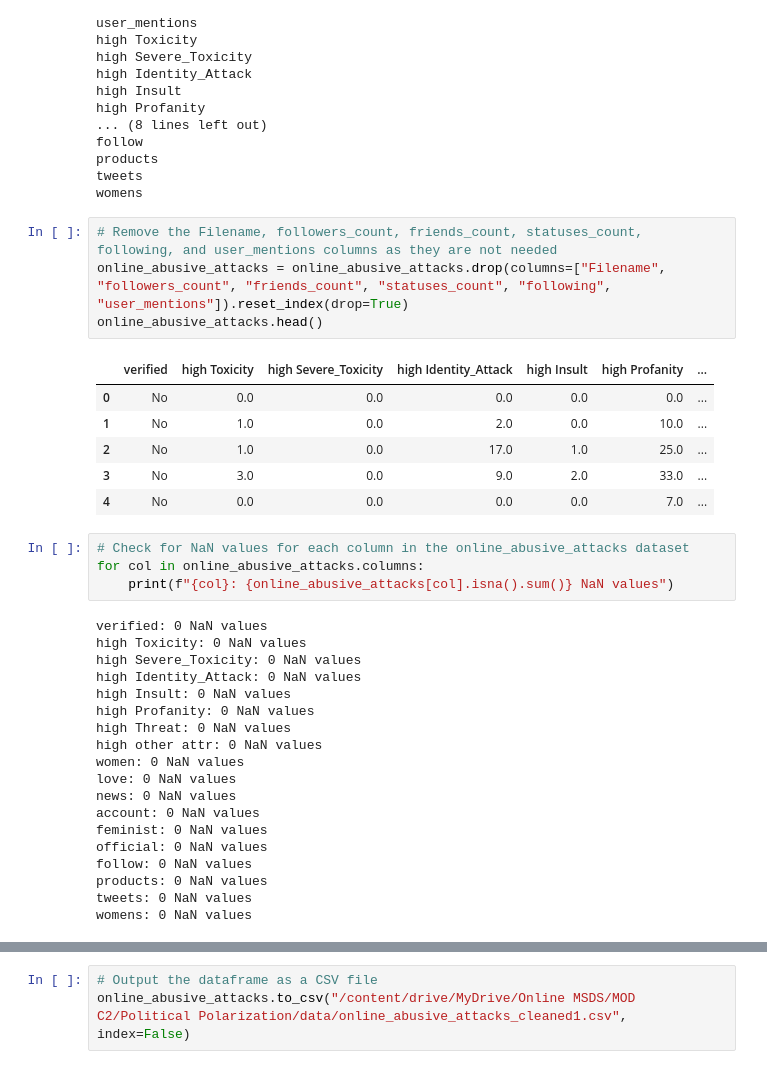
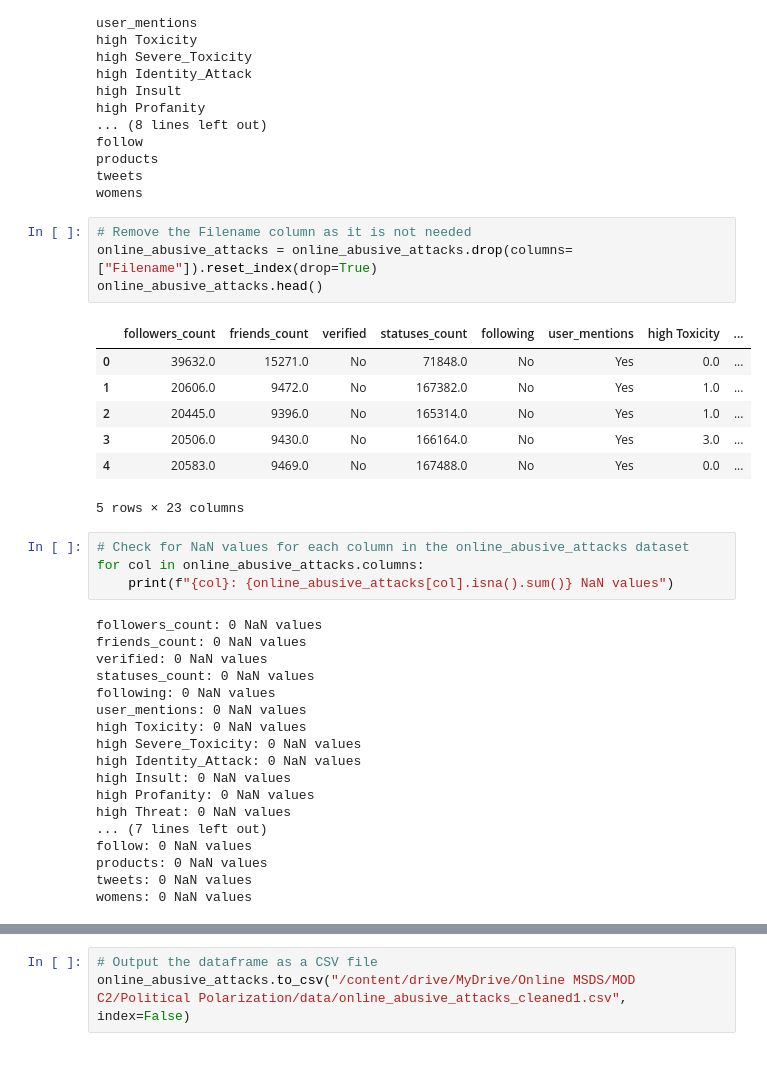
Before and after one commit to cfornesa/political_polarization, a Jupyter notebook: EDA_1.ipynb, the cells around one changed output, grey strips where cells are left out. Drawn from its saved outputs; the diff is of its cells as text.

```diff
--- a/EDA_1.ipynb
+++ b/EDA_1.ipynb
@@ -569,35 +581,35 @@ products
 tweets
 womens
 # %%
-# Remove the Filename, followers_count, friends_count, statuses_count, following, and user_mentions columns as they are not needed
-online_abusive_attacks = online_abusive_attacks.drop(columns=["Filename", "followers_count", "friends_count", "statuses_count", "following", "user_mentions"]).reset_index(drop=True)
+# Remove the Filename column as it is not needed
+online_abusive_attacks = online_abusive_attacks.drop(columns=["Filename"]).reset_index(drop=True)
 online_abusive_attacks.head()
 # %% [output]
-|  | verified | high Toxicity | high Severe_Toxicity | high Identity_Attack | high Insult | high Profanity | ... |
-| 0 | No | 0.0 | 0.0 | 0.0 | 0.0 | 0.0 | ... |
-| 1 | No | 1.0 | 0.0 | 2.0 | 0.0 | 10.0 | ... |
-| 2 | No | 1.0 | 0.0 | 17.0 | 1.0 | 25.0 | ... |
-| 3 | No | 3.0 | 0.0 | 9.0 | 2.0 | 33.0 | ... |
-| 4 | No | 0.0 | 0.0 | 0.0 | 0.0 | 7.0 | ... |
+|  | followers_count | friends_count | verified | statuses_count | following | user_mentions | high Toxicity | ... |
+| 0 | 39632.0 | 15271.0 | No | 71848.0 | No | Yes | 0.0 | ... |
+| 1 | 20606.0 | 9472.0 | No | 167382.0 | No | Yes | 1.0 | ... |
+| 2 | 20445.0 | 9396.0 | No | 165314.0 | No | Yes | 1.0 | ... |
+| 3 | 20506.0 | 9430.0 | No | 166164.0 | No | Yes | 3.0 | ... |
+| 4 | 20583.0 | 9469.0 | No | 167488.0 | No | Yes | 0.0 | ... |
+5 rows × 23 columns
 # %%
 # Check for NaN values for each column in the online_abusive_attacks dataset
 for col in online_abusive_attacks.columns:
     print(f"{col}: {online_abusive_attacks[col].isna().sum()} NaN values")
 # %% [output]
+followers_count: 0 NaN values
+friends_count: 0 NaN values
 verified: 0 NaN values
+statuses_count: 0 NaN values
+following: 0 NaN values
+user_mentions: 0 NaN values
 high Toxicity: 0 NaN values
 high Severe_Toxicity: 0 NaN values
 high Identity_Attack: 0 NaN values
 high Insult: 0 NaN values
 high Profanity: 0 NaN values
 high Threat: 0 NaN values
-high other attr: 0 NaN values
-women: 0 NaN values
-love: 0 NaN values
-news: 0 NaN values
-account: 0 NaN values
-feminist: 0 NaN values
-official: 0 NaN values
+... (7 lines left out)
 follow: 0 NaN values
 products: 0 NaN values
 tweets: 0 NaN values
```
Also changed, not shown: parts of 28 cells of this notebook, 51 other files.
